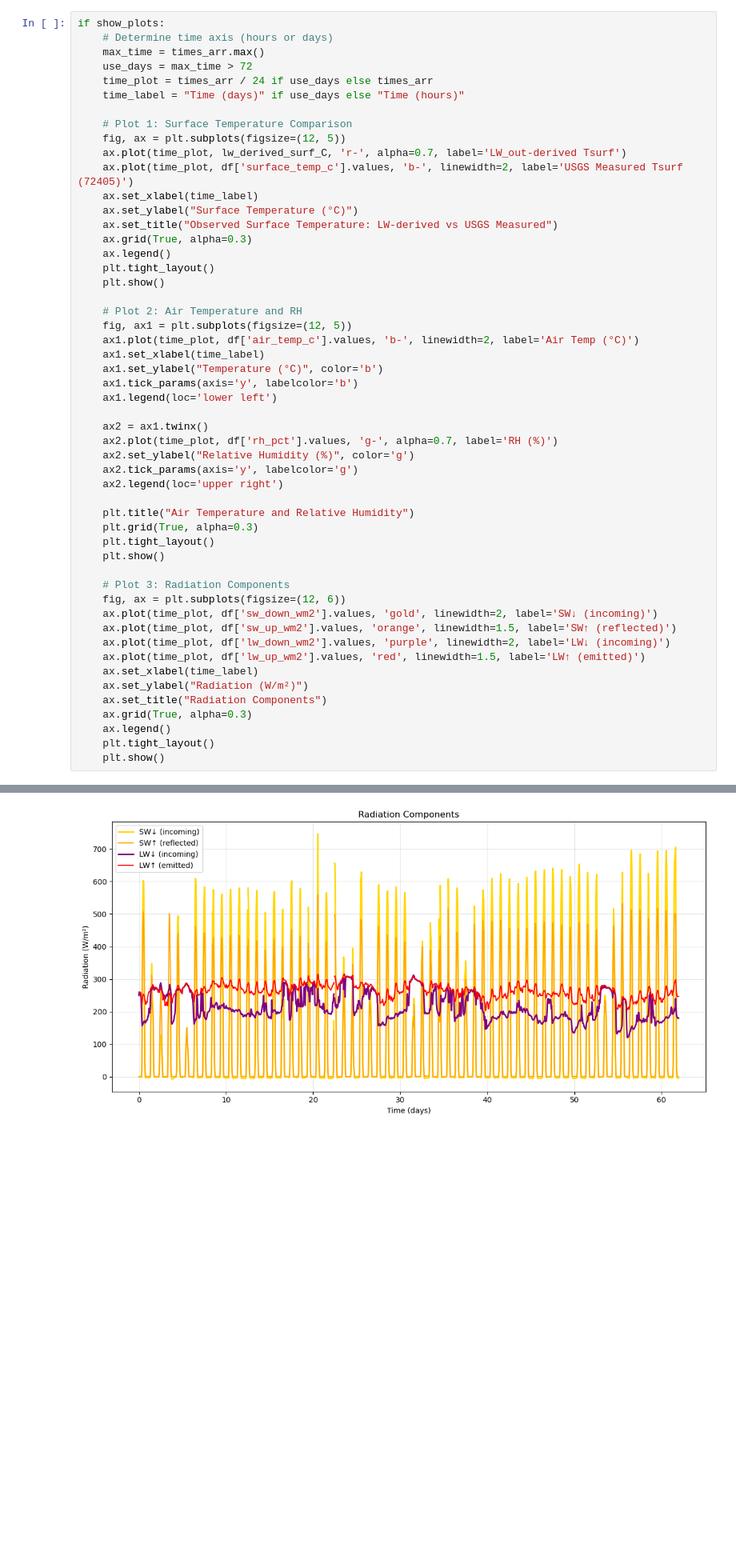
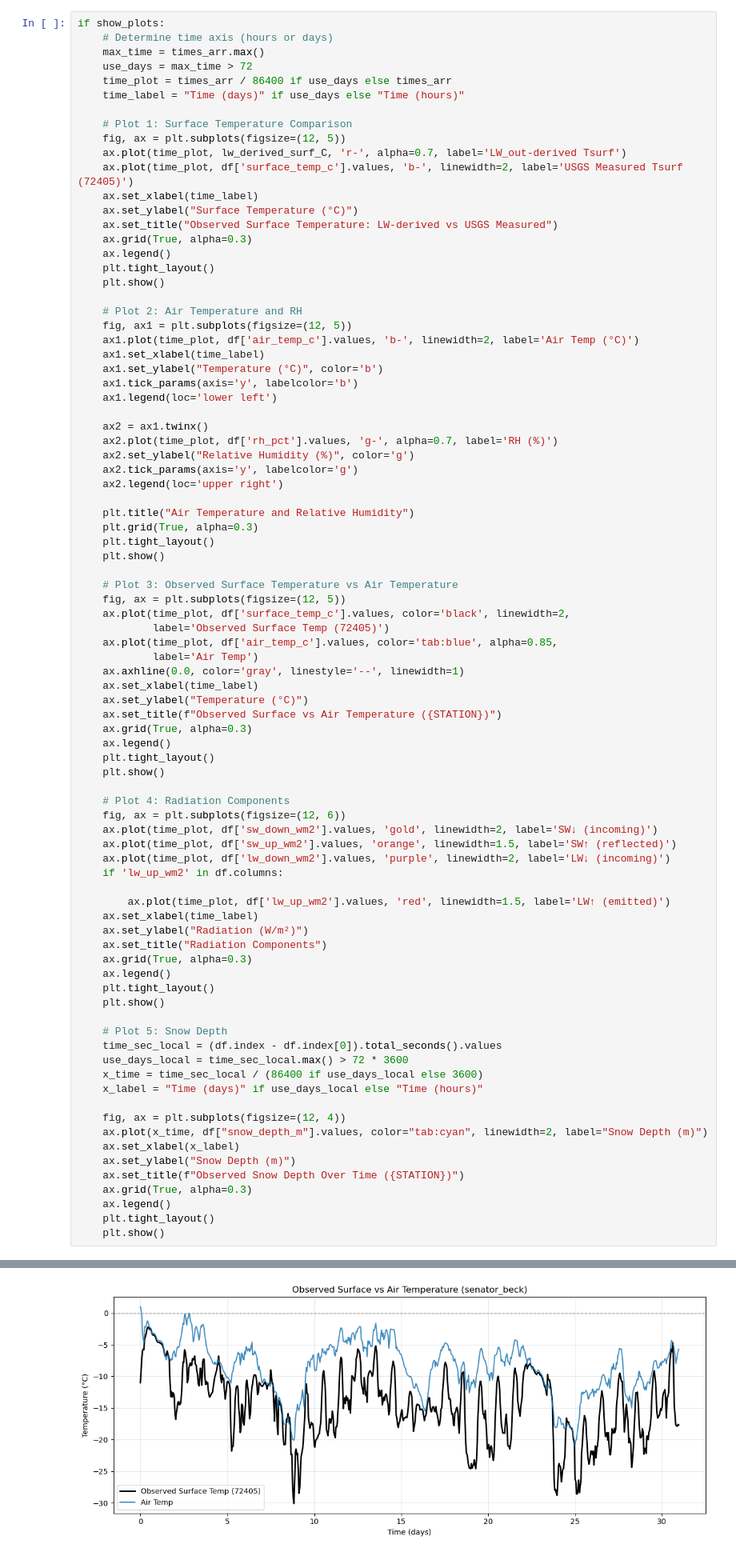
Before and after one commit to Austfi/snowtempprofile, a Jupyter notebook: notebooks/snowmodel_USGS.ipynb, the cells around one changed output, grey strips where cells are left out. Shown at 80% size. Cells and saved outputs as stored; diff of their text form; blank space fills up the shorter version.

```diff
--- a/notebooks/snowmodel_USGS.ipynb
+++ b/notebooks/snowmodel_USGS.ipynb
@@ -156,7 +226,7 @@ if show_plots:
     # Determine time axis (hours or days)
     max_time = times_arr.max()
     use_days = max_time > 72
-    time_plot = times_arr / 24 if use_days else times_arr
+    time_plot = times_arr / 86400 if use_days else times_arr
     time_label = "Time (days)" if use_days else "Time (hours)"
 
     # Plot 1: Surface Temperature Comparison
@@ -190,12 +260,29 @@ if show_plots:
     plt.tight_layout()
     plt.show()
 
-    # Plot 3: Radiation Components
+    # Plot 3: Observed Surface Temperature vs Air Temperature
+    fig, ax = plt.subplots(figsize=(12, 5))
+    ax.plot(time_plot, df['surface_temp_c'].values, color='black', linewidth=2,
+            label='Observed Surface Temp (72405)')
+    ax.plot(time_plot, df['air_temp_c'].values, color='tab:blue', alpha=0.85,
+            label='Air Temp')
+    ax.axhline(0.0, color='gray', linestyle='--', linewidth=1)
+    ax.set_xlabel(time_label)
+    ax.set_ylabel("Temperature (°C)")
+    ax.set_title(f"Observed Surface vs Air Temperature ({STATION})")
+    ax.grid(True, alpha=0.3)
+    ax.legend()
+    plt.tight_layout()
+    plt.show()
+
+    # Plot 4: Radiation Components
     fig, ax = plt.subplots(figsize=(12, 6))
     ax.plot(time_plot, df['sw_down_wm2'].values, 'gold', linewidth=2, label='SW↓ (incoming)')
     ax.plot(time_plot, df['sw_up_wm2'].values, 'orange', linewidth=1.5, label='SW↑ (reflected)')
     ax.plot(time_plot, df['lw_down_wm2'].values, 'purple', linewidth=2, label='LW↓ (incoming)')
-    ax.plot(time_plot, df['lw_up_wm2'].values, 'red', linewidth=1.5, label='LW↑ (emitted)')
+    if 'lw_up_wm2' in df.columns:
+
+        ax.plot(time_plot, df['lw_up_wm2'].values, 'red', linewidth=1.5, label='LW↑ (emitted)')
     ax.set_xlabel(time_label)
     ax.set_ylabel("Radiation (W/m²)")
     ax.set_title("Radiation Components")
@@ -203,4 +290,20 @@ if show_plots:
     ax.legend()
     plt.tight_layout()
     plt.show()
+
+    # Plot 5: Snow Depth
+    time_sec_local = (df.index - df.index[0]).total_seconds().values
+    use_days_local = time_sec_local.max() > 72 * 3600
+    x_time = time_sec_local / (86400 if use_days_local else 3600)
+    x_label = "Time (days)" if use_days_local else "Time (hours)"
+
+    fig, ax = plt.subplots(figsize=(12, 4))
+    ax.plot(x_time, df["snow_depth_m"].values, color="tab:cyan", linewidth=2, label="Snow Depth (m)")
+    ax.set_xlabel(x_label)
+    ax.set_ylabel("Snow Depth (m)")
+    ax.set_title(f"Observed Snow Depth Over Time ({STATION})")
+    ax.grid(True, alpha=0.3)
+    ax.legend()
+    plt.tight_layout()
+    plt.show()
 # %% [output]
@@ -209 +312 @@ if show_plots:
-[figure, old version]
+[figure, new version]
```
Also changed, not shown: parts of 8 cells of this notebook, 20 other files.
